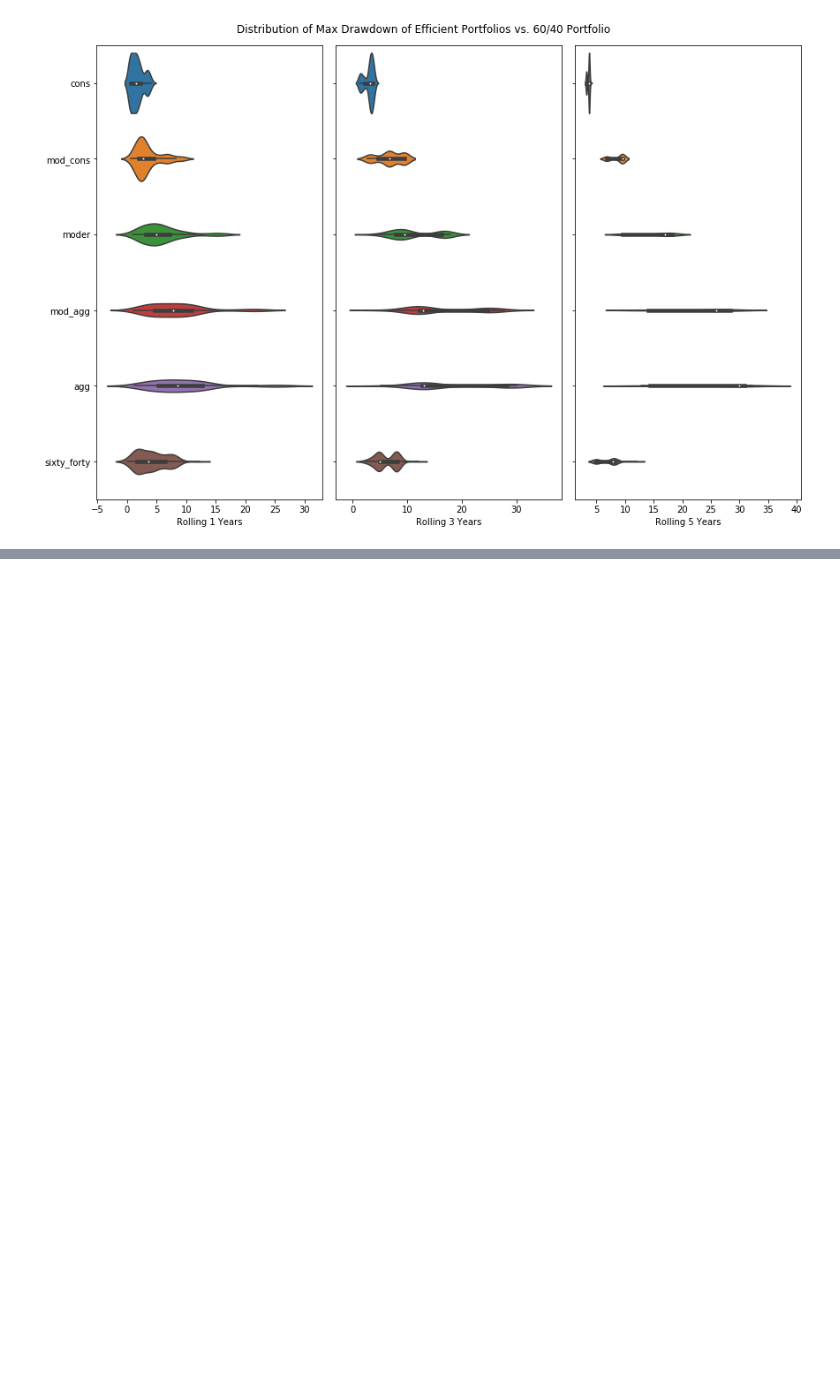
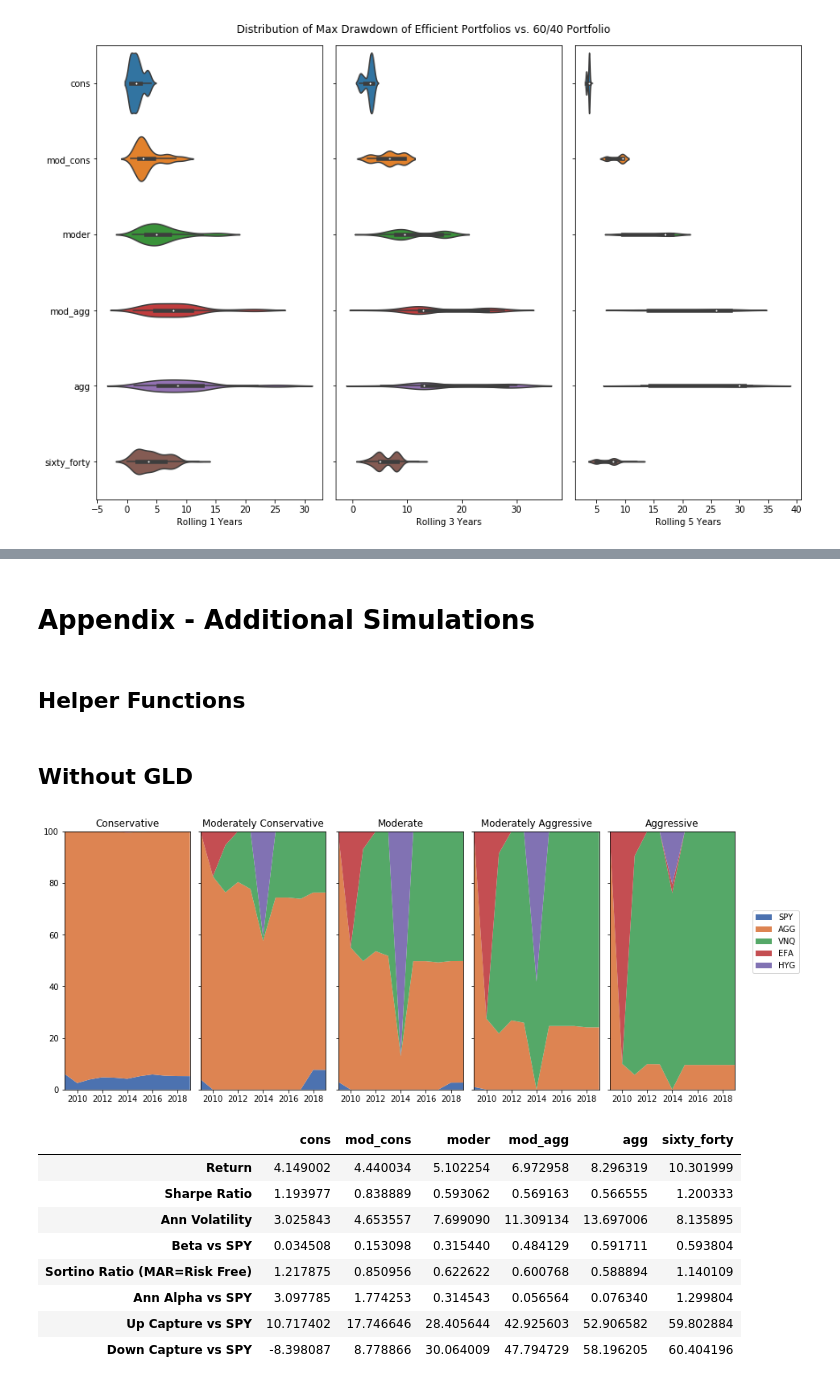
Before and after one commit to memckee/eff_frontier, a Jupyter notebook: EfficientFrontier.ipynb, the cells around one changed output, grey strips where cells are left out. Drawn from its saved outputs; the diff is of its cells as text; code cells hidden in the pictures; blank space fills up the shorter version.

```diff
--- a/EfficientFrontier.ipynb
+++ b/EfficientFrontier.ipynb
@@ -419,0 +574,62 @@ for stat in stats:
+# %% [markdown]
+# Appendix - Additional Simulations
+# %% [markdown]
+## Helper Functions
+# %%
+def plot_weights(port_weights, port_names=port_name, colors=sns.color_palette('deep')):
+    fig, ax = plt.subplots(1, 5, figsize=(
+        12, 5), sharey=True, constrained_layout=True)
+
+    for j in range(len(ax)):
+        port = list(port_names.keys())[j]
+        weights = port_weights.xs(port, level='port')[
+            port_weights.columns[port_weights.max() > 0]].multiply(100)
+        ax[j].stackplot(weights.index, weights.T, colors=colors)
+
+        ax[j].margins(0)
+        ax[j].set_title('{}'.format(port_name[port]))
+
+    fig.legend(weights.columns, bbox_to_anchor=(1.1, .7))
+    plt.show()
+
+
+def get_stats(history, benchmark, risk_free):
+    stats = {}
+    for port in history.columns:
+        port_dict = {}
+        port_stats = PortStats(history[port], benchmark, risk_free)
+        port_dict['Return'] = port_stats.calc_ann_return()
+        port_dict['Sharpe Ratio'] = port_stats.calc_sharpe()
+        port_dict['Ann Volatility'] = port_stats.calc_vol()
+        port_dict['Beta vs SPY'] = port_stats.calc_beta()
+        port_dict['Sortino Ratio (MAR=Risk Free)'] = port_stats.calc_sortino()
+        port_dict['Ann Alpha vs SPY'] = port_stats.calc_alpha()
+        port_dict['Up Capture vs SPY'] = port_stats.calc_up_cap()
+        port_dict['Down Capture vs SPY'] = port_stats.calc_down_cap()
+        stats[port] = port_dict
+    return pd.DataFrame(data=stats)
+# %% [markdown]
+## Without GLD
+# %%
+years = np.arange(2009, 2020, 1)
+risk_levels = ['cons', 'mod_cons', 'moder', 'mod_agg', 'agg']
+select_etfs = ['SPY', 'AGG', 'VNQ', 'EFA', 'HYG']
+
+port_returns, port_weights = generate_ann_ports(
+    etf_returns[select_etfs], years, risk_levels)
+port_returns = pd.concat([port_returns, sixty_forty],
+                         axis=1, join='inner').rename(columns={0: 'sixty_forty'})
+
+plot_weights(port_weights)
+get_stats(port_returns, etf_history['SPY'], risk_free)
+# %% [output]
+[figure, added]
+|  | cons | mod_cons | moder | mod_agg | agg | sixty_forty |
+| Return | 4.149002 | 4.440034 | 5.102254 | 6.972958 | 8.296319 | 10.301999 |
+| Sharpe Ratio | 1.193977 | 0.838889 | 0.593062 | 0.569163 | 0.566555 | 1.200333 |
+| Ann Volatility | 3.025843 | 4.653557 | 7.699090 | 11.309134 | 13.697006 | 8.135895 |
+| Beta vs SPY | 0.034508 | 0.153098 | 0.315440 | 0.484129 | 0.591711 | 0.593804 |
+| Sortino Ratio (MAR=Risk Free) | 1.217875 | 0.850956 | 0.622622 | 0.600768 | 0.588894 | 1.140109 |
+| Ann Alpha vs SPY | 3.097785 | 1.774253 | 0.314543 | 0.056564 | 0.076340 | 1.299804 |
+| Up Capture vs SPY | 10.717402 | 17.746646 | 28.405644 | 42.925603 | 52.906582 | 59.802884 |
+| Down Capture vs SPY | -8.398087 | 8.778866 | 30.064009 | 47.794729 | 58.196205 | 60.404196 |
```
Also changed, not shown: parts of 32 cells of this notebook, 1 other file.
